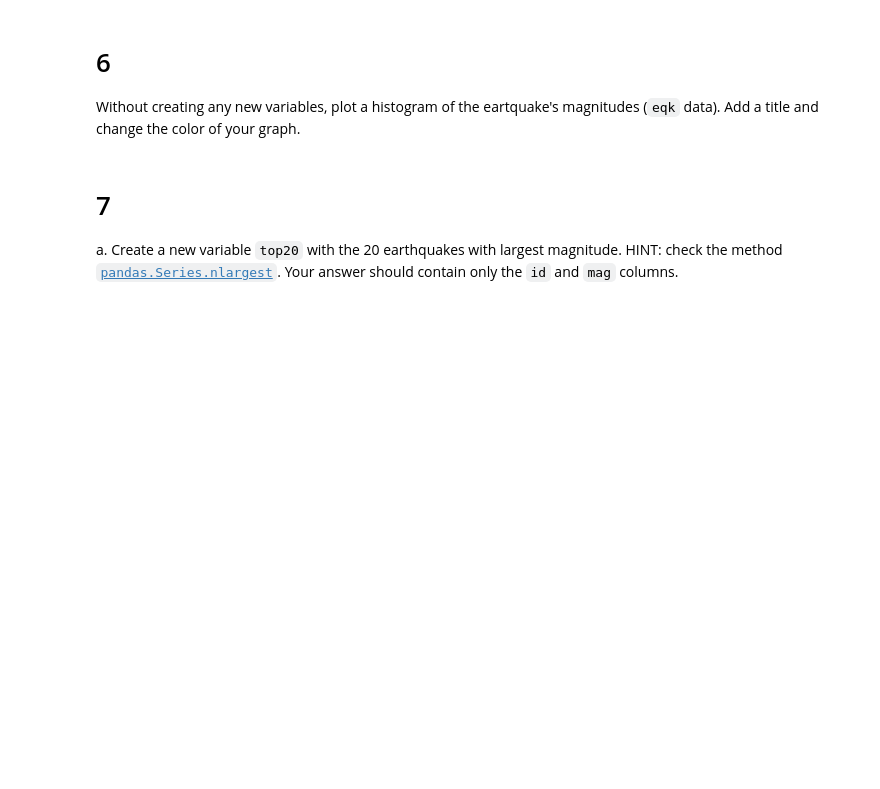
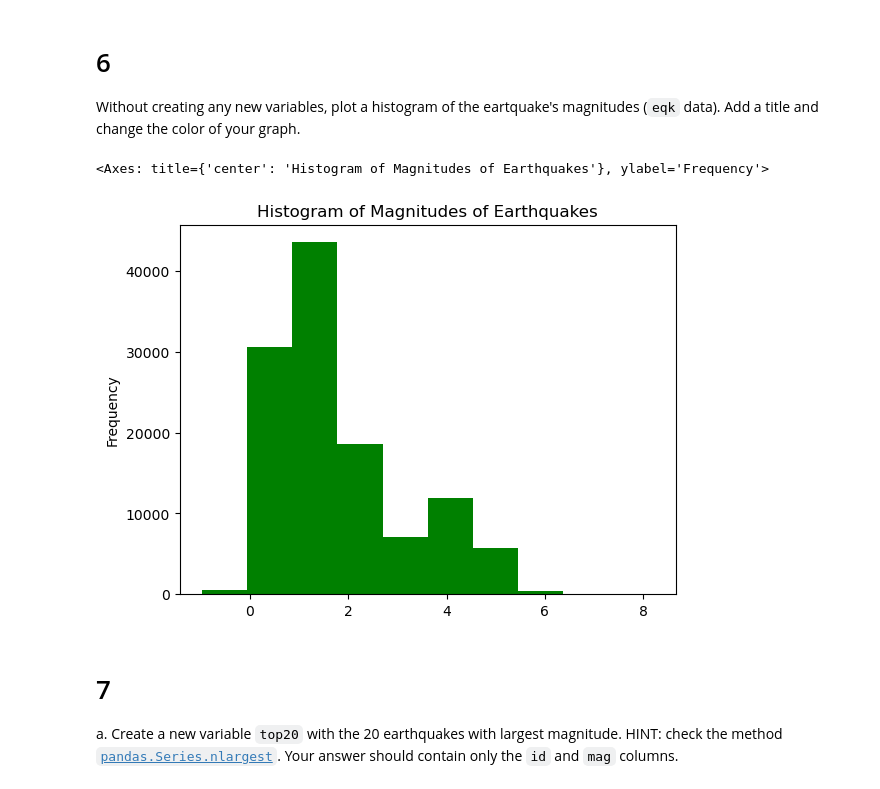
Before and after one commit to sacobjloan/eds220-hwk1, a Jupyter notebook: task3/hwk1-task3-earthquakes.ipynb, the cells around one changed output. Cells and saved outputs as stored; diff of their text form; code cells hidden in the pictures; blank space fills up the shorter version.

```diff
--- a/task3/hwk1-task3-earthquakes.ipynb
+++ b/task3/hwk1-task3-earthquakes.ipynb
@@ -165,6 +167,15 @@ grader.check("q5")
 
 # 6
 Without creating any new variables, plot a histogram of the eartquake's magnitudes (`eqk` data). Add a title and change the color of your graph.
+# %%
+eqk['mag'].plot(
+    kind='hist',
+    title= 'Histogram of Magnitudes of Earthquakes',
+    color='green'
+    )
+# %% [output]
+<Axes: title={'center': 'Histogram of Magnitudes of Earthquakes'}, ylabel='Frequency'>
+[figure, added]
 # %% [markdown]
 <!-- END QUESTION -->
 
```
Also changed, not shown: parts of 16 cells of this notebook.
